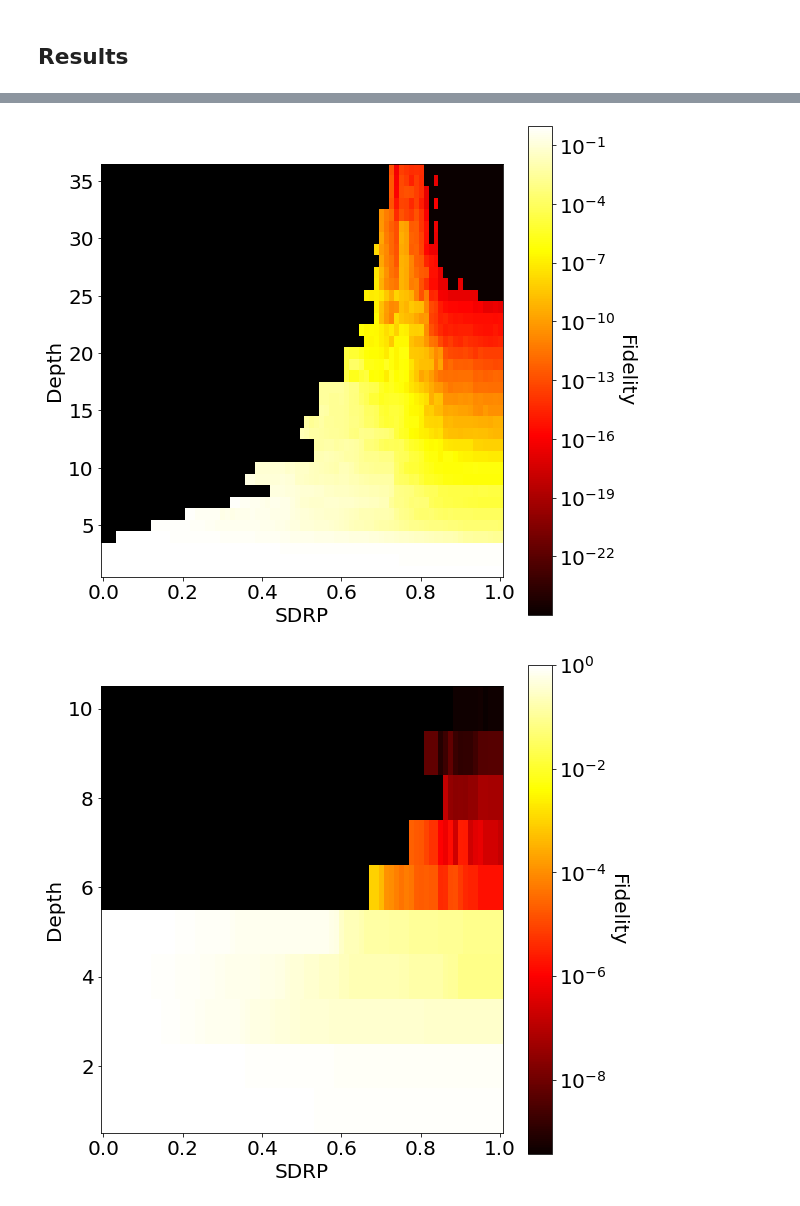
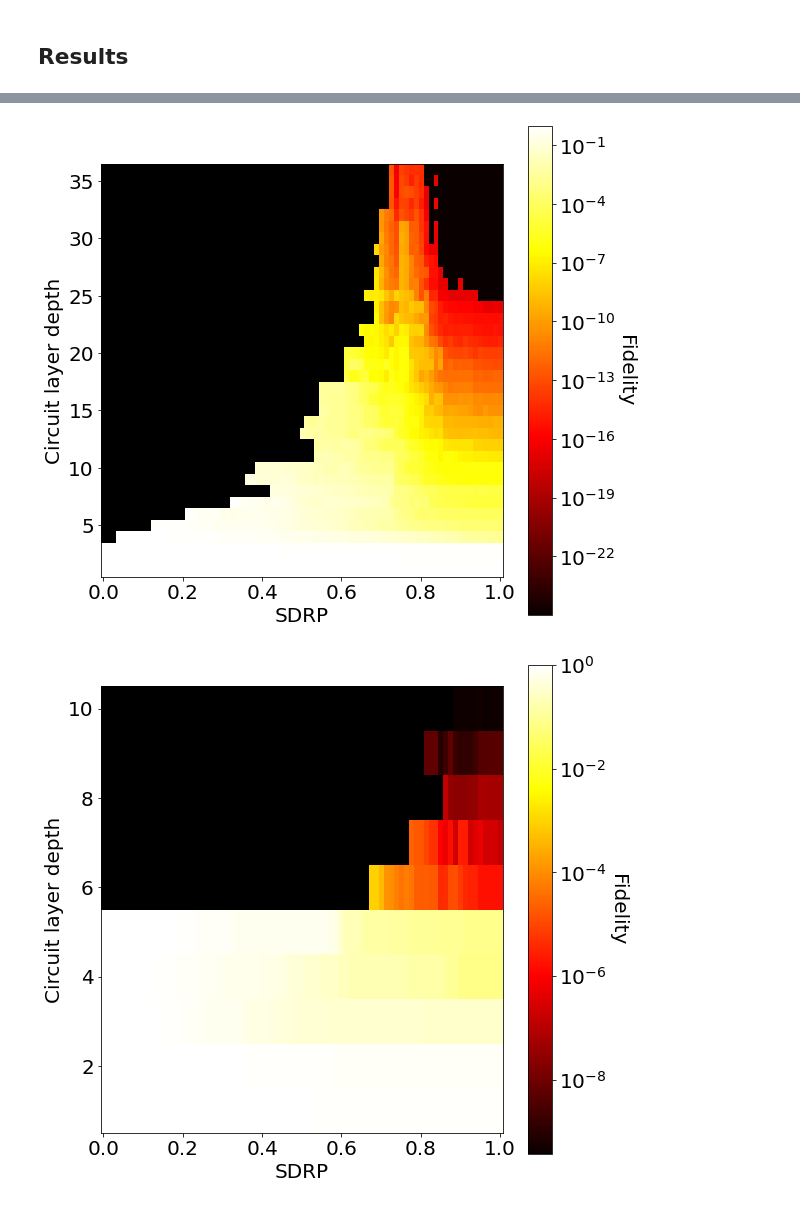
Before and after one commit to unitaryfund/research, a Jupyter notebook: qrack-report/plots/Fidelity heat maps.ipynb, the cells around one changed output, grey strips where cells are left out. Saved outputs shown, nothing was run; the diff lists cells and outputs as text; code cells hidden in the pictures.

```diff
--- a/qrack-report/plots/Fidelity heat maps.ipynb
+++ b/qrack-report/plots/Fidelity heat maps.ipynb
@@ -43,25 +43,25 @@ heatmap_data = grouped.pivot('depth', 'sdrp', 'fidelity')
 # %%
 plt.rc('legend',fontsize=20)
 plt.rcParams.update({'font.size': 20, 'lines.markersize': 12})
 fig, ax = plt.subplots(figsize = (9, 9))
 # plt.title("Fidelity vs. layer depth, 54 qubits, A100 GPU")
 ax.set_facecolor("black")
 plt.xlabel("SDRP")
-plt.ylabel("Depth")
+plt.ylabel("Circuit layer depth")
 
 left = -0.00625
 right = 1.00625
 bottom = max_depth + 0.5
 top = 0.5
 extent = [left, right, bottom, top]
 
 c = plt.colorbar(plt.imshow(heatmap_data, cmap='hot', interpolation='nearest', extent=extent, aspect=1.0125/(max_depth - 1), norm=colors.LogNorm()))
 c.set_label('Fidelity', rotation=270, labelpad=20)
 fig.axes[0].invert_yaxis()
 
 fig.savefig('heat_map_fidelity_36.png', dpi=100)
 # %% [output]
-[figure, old version]
+[figure, new version]
 # %%
 width = df.loc[df['width'] == 49]
 max_depth = width['depth'].max()
@@ -74,7 +74,7 @@ fig, ax = plt.subplots(figsize = (9, 9))
 # plt.title("Fidelity vs. layer depth, 54 qubits, A100 GPU")
 ax.set_facecolor("black")
 plt.xlabel("SDRP")
-plt.ylabel("Depth")
+plt.ylabel("Circuit layer depth")
 
 left = -0.00625
 right = 1.00625
@@ -88,4 +88,4 @@ fig.axes[0].invert_yaxis()
 
 fig.savefig('heat_map_fidelity_49.png', dpi=100)
 # %% [output]
-[figure, old version]
+[figure, new version]
```
Also changed, not shown: parts of 1 cell of this notebook, 3 other files.
